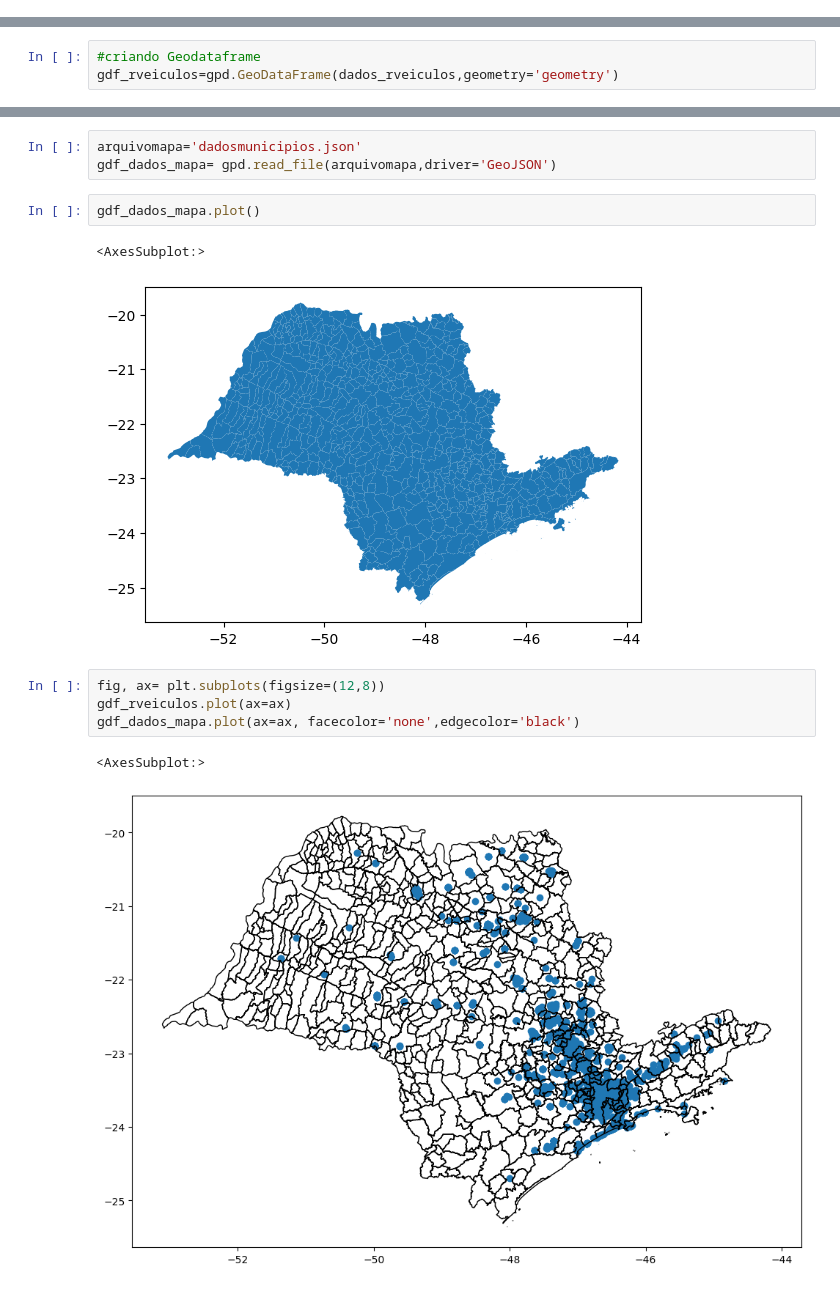
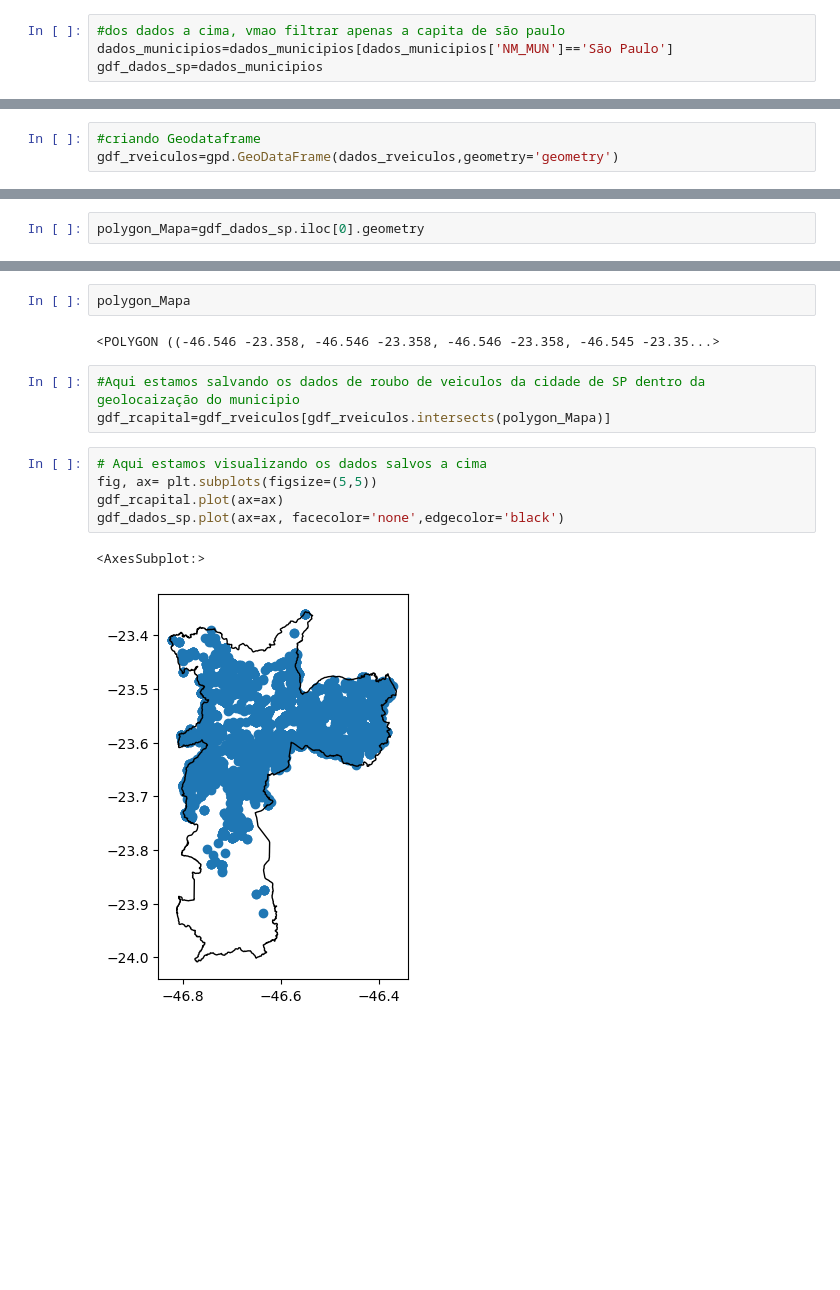
Before and after one commit to OdairDias/Geolozalizapd, a Jupyter notebook: projetolocaliz.ipynb, the cells around one changed output, grey strips where cells are left out. Drawn from its saved outputs; the diff is of its cells as text; blank space fills up the shorter version.

```diff
--- a/projetolocaliz.ipynb
+++ b/projetolocaliz.ipynb
@@ -44,5 +45,9 @@ dados_municipios.plot()
 # %% [output]
 <AxesSubplot:>
 [figure]
+# %%
+#dos dados a cima, vmao filtrar apenas a capita de são paulo
+dados_municipios=dados_municipios[dados_municipios['NM_MUN']=='São Paulo']
+gdf_dados_sp=dados_municipios
 # %%
 # aqui temos uam melhor visualização dos dados
@@ -192 +236,3 @@ gdf_rveiculos=gpd.GeoDataFrame(dados_rveiculos,geometry='geometry')
+# %%
+polygon_Mapa=gdf_dados_sp.iloc[0].geometry
 # %%
@@ -201,15 +242,15 @@ gdf_rveiculos.plot()
-# %%
-arquivomapa='dadosmunicipios.json'
-gdf_dados_mapa= gpd.read_file(arquivomapa,driver='GeoJSON')
-# %%
-gdf_dados_mapa.plot()
-# %% [output]
-<AxesSubplot:>
-[figure, removed]
+# %%
+polygon_Mapa
+# %% [output]
+<POLYGON ((-46.546 -23.358, -46.546 -23.358, -46.546 -23.358, -46.545 -23.35...>
+# %%
+#Aqui estamos salvando os dados de roubo de veiculos da cidade de SP dentro da geolocaização do municipio
+gdf_rcapital=gdf_rveiculos[gdf_rveiculos.intersects(polygon_Mapa)]
 # %%
-fig, ax= plt.subplots(figsize=(12,8))
-gdf_rveiculos.plot(ax=ax)
-gdf_dados_mapa.plot(ax=ax, facecolor='none',edgecolor='black')
+# Aqui estamos visualizando os dados salvos a cima
+fig, ax= plt.subplots(figsize=(5,5))
+gdf_rcapital.plot(ax=ax)
+gdf_dados_sp.plot(ax=ax, facecolor='none',edgecolor='black')
 # %% [output]
 <AxesSubplot:>
-[figure, old version]
+[figure, new version]
```
Also changed, not shown: parts of 37 cells of this notebook, 7 other files.
